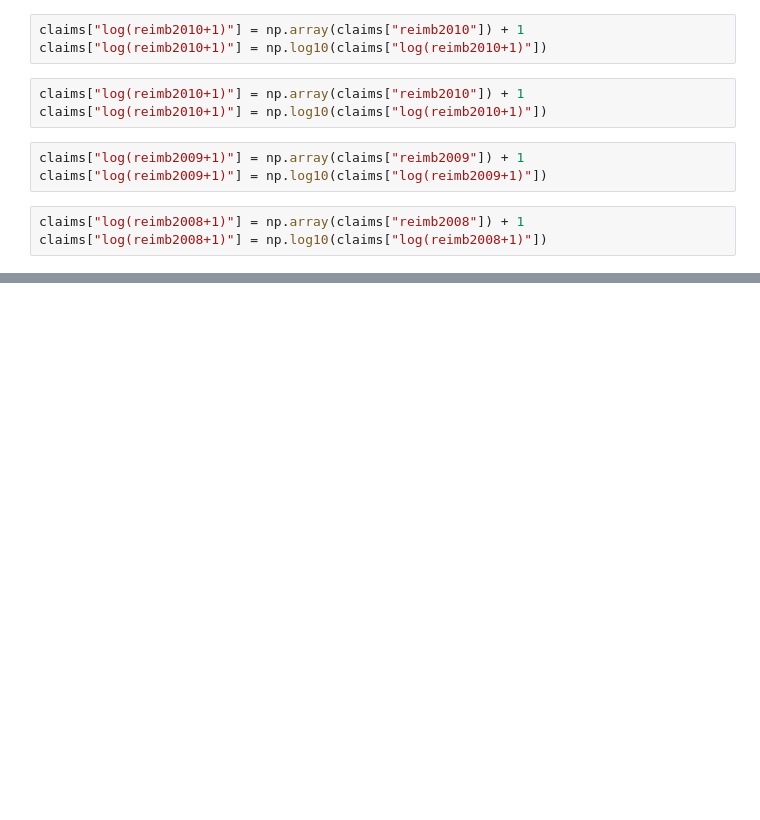
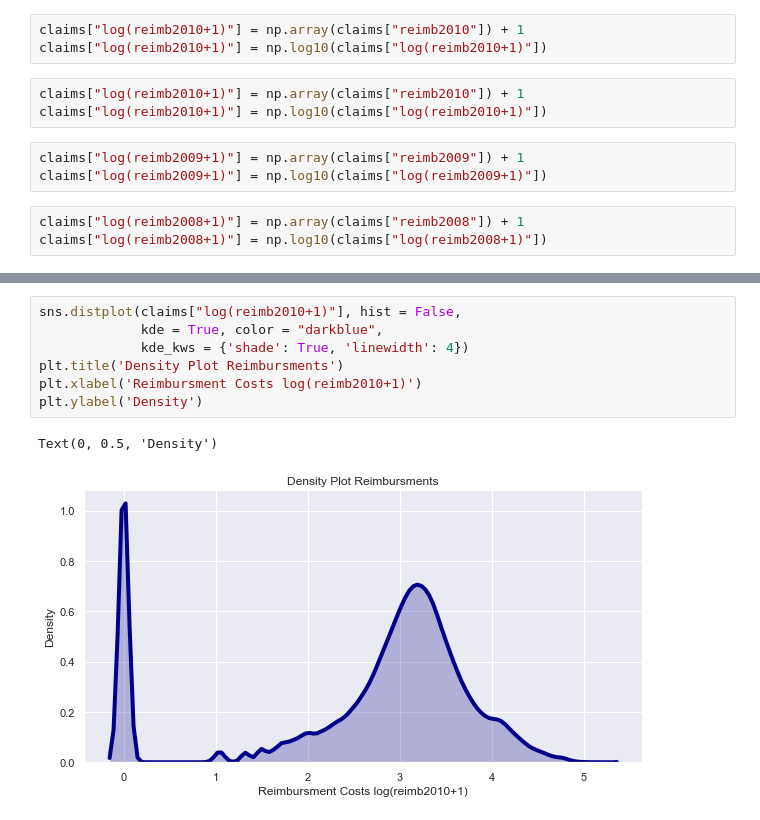
Before and after one commit to deniztokmakoglu/CAPP30254_Project, a Jupyter notebook: Data Preperation.ipynb, the cells around one changed output, grey strips where cells are left out. Cells and saved outputs as stored; diff of their text form; blank space fills up the shorter version.

```diff
--- a/Data Preperation.ipynb
+++ b/Data Preperation.ipynb
@@ -54,0 +70,10 @@ lst = create_var_combinations(claims.columns, 3)
+# %%
+sns.distplot(claims["log(reimb2010+1)"], hist = False,
+             kde = True, color = "darkblue",
+             kde_kws = {'shade': True, 'linewidth': 4})
+plt.title('Density Plot Reimbursments')
+plt.xlabel('Reimbursment Costs log(reimb2010+1)')
+plt.ylabel('Density')
+# %% [output]
+Text(0, 0.5, 'Density')
+[figure, added]
```
Also changed, not shown: parts of 27 cells of this notebook.
